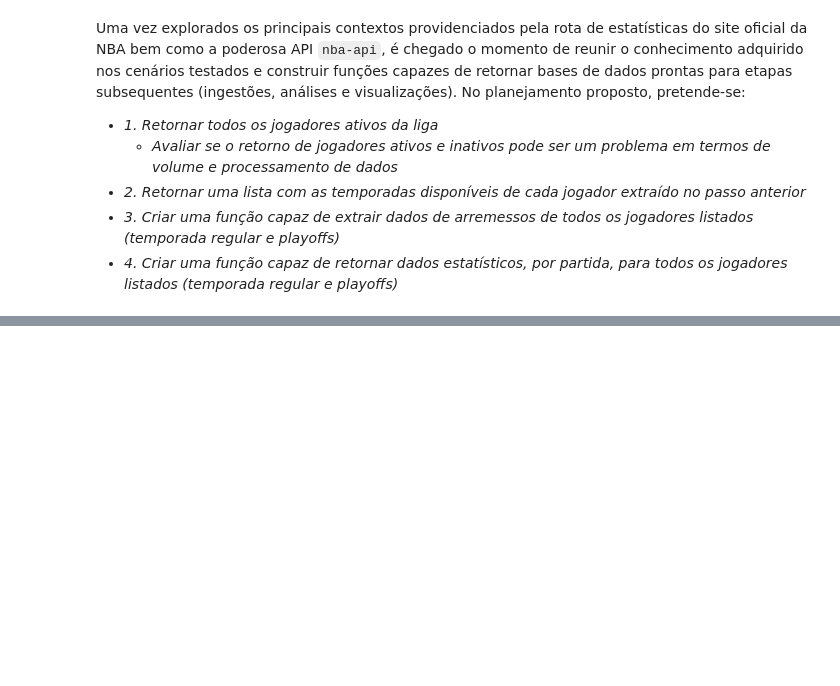
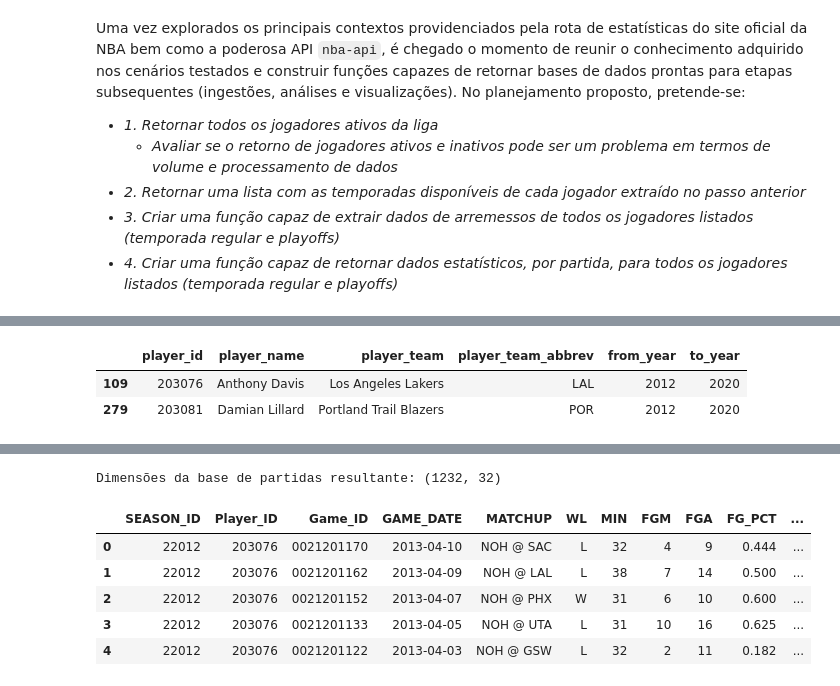
Before and after one commit to ThiagoPanini/nbaflow, a Jupyter notebook: notebooks/NBAflow-doc-api.ipynb, the cells around one changed output, grey strips where cells are left out. Saved outputs shown, nothing was run; the diff lists cells and outputs as text; code cells hidden in the pictures; blank space fills up the shorter version.

Commit message:
Atualizando codigo de extracao de historico de partidas

```diff
--- a/notebooks/NBAflow-doc-api.ipynb
+++ b/notebooks/NBAflow-doc-api.ipynb
@@ -498,3 +498,12 @@ def log_config(logger, level=logging.DEBUG,
 # Instanciando e configurando objeto de log
 logger = logging.getLogger('nbaflow-notebook')
 logger = log_config(logger)
+# %%
+# Variáveis de diretório
+PROJECT_PATH = os.getcwd()
+DATA_PATH = os.path.join(PROJECT_PATH, 'data')
+GAMELOG_FILENAME = 'all_players_gamelog.csv'
+
+# Variáveis de lógica e controle do código
+TIMEOUT = 30
+CURRENT_YEAR = str(datetime.now().year - 1)
@@ -1392,0 +1353,30 @@ pct_wins
+# %%
+# Gerando massa de testes com apenas alguns jogadores
+players_info_tmp = players_info.query('player_name in ("Damian Lillard", "Anthony Davis")')
+players_info_tmp
+# %% [output]
+|  | player_id | player_name | player_team | player_team_abbrev | from_year | to_year |
+| 109 | 203076 | Anthony Davis | Los Angeles Lakers | LAL | 2012 | 2020 |
+| 279 | 203081 | Damian Lillard | Portland Trail Blazers | POR | 2012 | 2020 |
+# %%
+# Instanciando objeto de extração de histórico e criando DataFrame vazio
+nba_gamelog = NBAGamelog()
+gamelog = pd.DataFrame()
+
+# Iterando sobre base de jogadores
+logger.debug(f'Iniciando requisições de partidas para os {len(players_info)} jogadores ativos da liga')
+for index, row in players_info_tmp.iterrows():
+    # Iterando sobre temporadas válidas do jogador
+    logger.debug(f'Extraindo histórico de partidas de {row["player_name"]}')
+    available_seasons = nba_gamelog.get_seasons_list(from_year=int(row['from_year']), to_year=int(row['to_year']))
+    for season in available_seasons:
+        gamelog = gamelog.append(nba_gamelog.player_gamelog_season_complete(row['player_id'], season, timeout=TIMEOUT))
+
+# Trazendo nome do jogador pra base
+gamelog = gamelog.merge(players_info.loc[:, ['player_id', 'player_name', 'player_team', 'player_team_abbrev']],
+                        how='left', left_on='Player_ID', right_on='player_id')
+gamelog.drop('player_id', axis=1, inplace=True)
+
+print(f'Dimensões da base de partidas resultante: {gamelog.shape}')
+gamelog.head()
+# %% [output]
@@ -1392,0 +1400,7 @@ pct_wins
+Dimensões da base de partidas resultante: (1232, 32)
+|  | SEASON_ID | Player_ID | Game_ID | GAME_DATE | MATCHUP | WL | MIN | FGM | FGA | FG_PCT | ... |
+| 0 | 22012 | 203076 | 0021201170 | 2013-04-10 | NOH @ SAC | L | 32 | 4 | 9 | 0.444 | ... |
+| 1 | 22012 | 203076 | 0021201162 | 2013-04-09 | NOH @ LAL | L | 38 | 7 | 14 | 0.500 | ... |
+| 2 | 22012 | 203076 | 0021201152 | 2013-04-07 | NOH @ PHX | W | 31 | 6 | 10 | 0.600 | ... |
+| 3 | 22012 | 203076 | 0021201133 | 2013-04-05 | NOH @ UTA | L | 31 | 10 | 16 | 0.625 | ... |
+| 4 | 22012 | 203076 | 0021201122 | 2013-04-03 | NOH @ GSW | L | 32 | 2 | 11 | 0.182 | ... |
```
Also changed, not shown: parts of 16 cells of this notebook.
